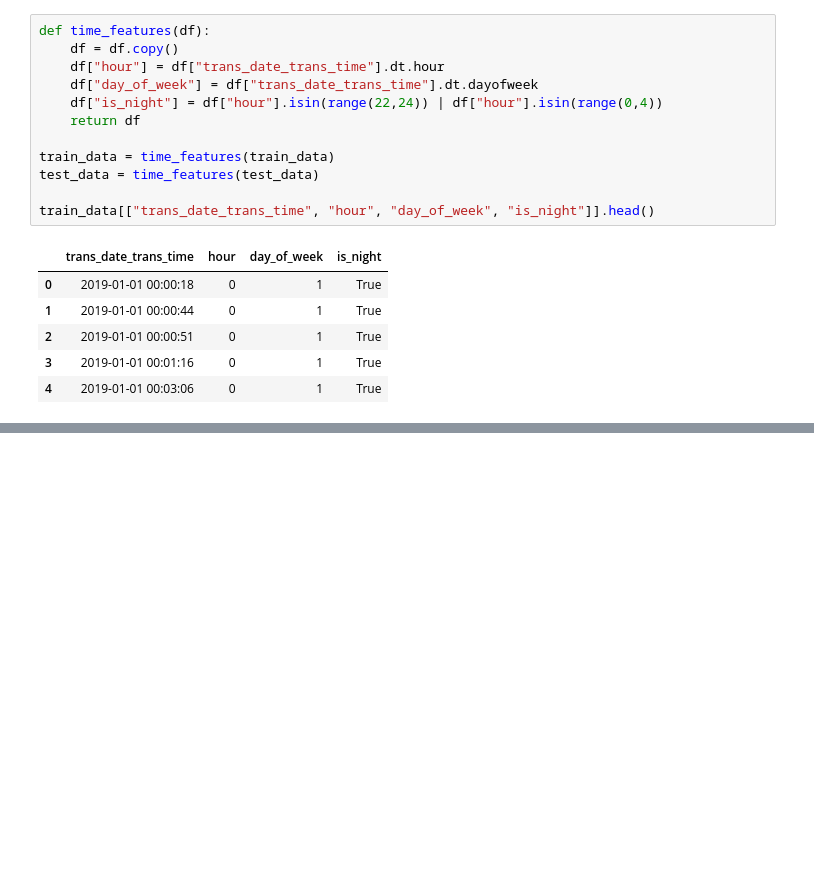
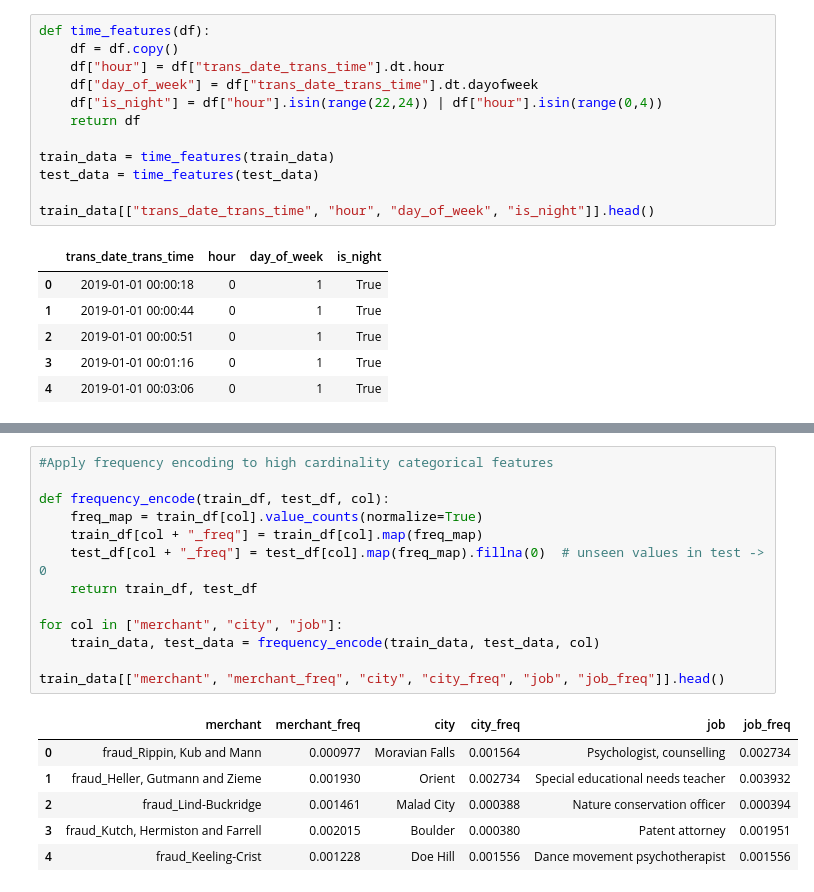
Before and after one commit to m7parikh/creditcard_fraud_model, a Jupyter notebook: FeatureEngineering.ipynb, the cells around one changed output, grey strips where cells are left out. Drawn from its saved outputs; the diff is of its cells as text; blank space fills up the shorter version.

```diff
--- a/FeatureEngineering.ipynb
+++ b/FeatureEngineering.ipynb
@@ -76,3 +76,23 @@ train_data.head()
 | 3 | 2019-01-01 00:01:16 | 3534093764340240 | fraud_Kutch, Hermiston and Farrell | 45.00 | Jeremy | White | M | 9443 Cynthia Court Apt. 038 | Boulder | ... |
 | 4 | 2019-01-01 00:03:06 | 375534208663984 | fraud_Keeling-Crist | 41.96 | Tyler | Garcia | M | 408 Bradley Rest | Doe Hill | ... |
 5 rows × 39 columns
+# %%
+#Apply frequency encoding to high cardinality categorical features
+
+def frequency_encode(train_df, test_df, col):
+    freq_map = train_df[col].value_counts(normalize=True)
+    train_df[col + "_freq"] = train_df[col].map(freq_map)
+    test_df[col + "_freq"] = test_df[col].map(freq_map).fillna(0)  # unseen values in test -> 0
+    return train_df, test_df
+
+for col in ["merchant", "city", "job"]:
+    train_data, test_data = frequency_encode(train_data, test_data, col)
+
+train_data[["merchant", "merchant_freq", "city", "city_freq", "job", "job_freq"]].head()
+# %% [output]
+|  | merchant | merchant_freq | city | city_freq | job | job_freq |
+| 0 | fraud_Rippin, Kub and Mann | 0.000977 | Moravian Falls | 0.001564 | Psychologist, counselling | 0.002734 |
+| 1 | fraud_Heller, Gutmann and Zieme | 0.001930 | Orient | 0.002734 | Special educational needs teacher | 0.003932 |
+| 2 | fraud_Lind-Buckridge | 0.001461 | Malad City | 0.000388 | Nature conservation officer | 0.000394 |
+| 3 | fraud_Kutch, Hermiston and Farrell | 0.002015 | Boulder | 0.000380 | Patent attorney | 0.001951 |
+| 4 | fraud_Keeling-Crist | 0.001228 | Doe Hill | 0.001556 | Dance movement psychotherapist | 0.001556 |
```
Also changed, not shown: parts of 5 cells of this notebook.
